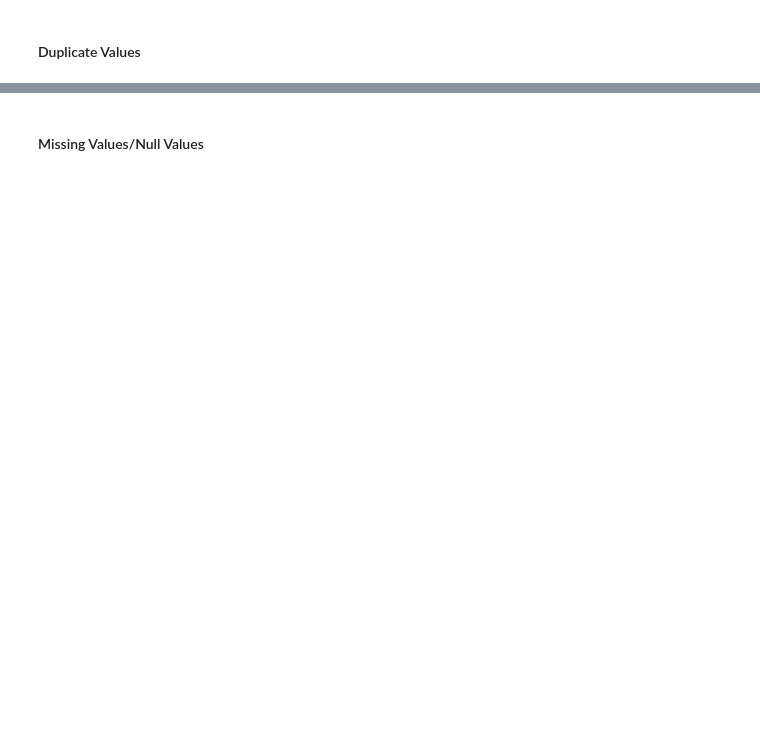
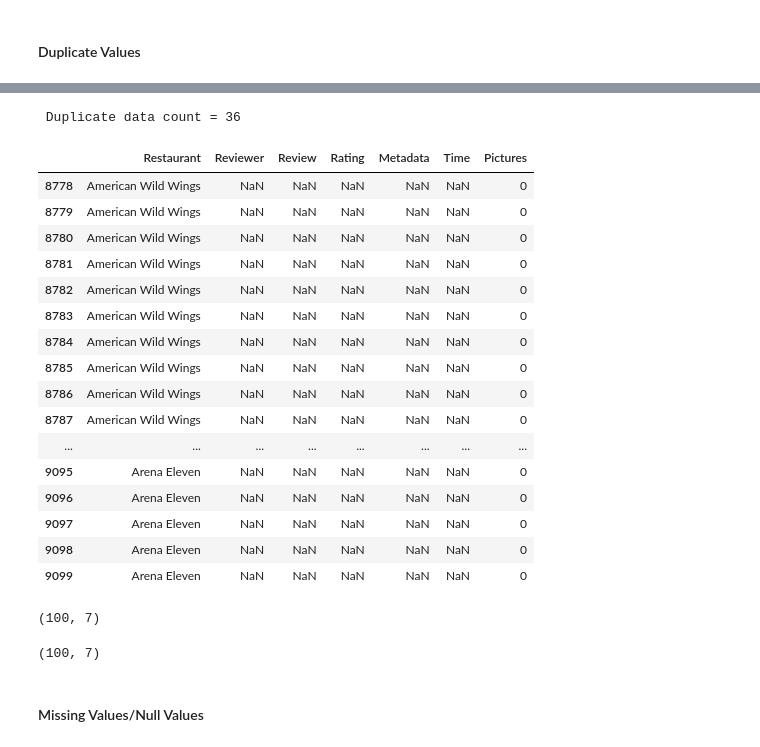
Before and after one commit to abhinav4201/UnSupervised-ML-Zomato-Restaurant-Clustering-and-Sentiment-Analysis, a Jupyter notebook: UnSupervised_ML_Zomato_Restaurant_Clustering_and_Sentiment_Analysis_capstone_project_4.ipynb, the cells around one changed output, grey strips where cells are left out. Drawn from its saved outputs; the diff is of its cells as text; code cells hidden in the pictures; blank space fills up the shorter version.

```diff
--- a/UnSupervised_ML_Zomato_Restaurant_Clustering_and_Sentiment_Analysis_capstone_project_4.ipynb
+++ b/UnSupervised_ML_Zomato_Restaurant_Clustering_and_Sentiment_Analysis_capstone_project_4.ipynb
@@ -112,3 +290,36 @@ M - Multivariate Analysis
+# %%
+#getting duplicate values
+print(f' Duplicate data count = {review_df[review_df.duplicated()].shape[0]}')
+review_df[review_df.duplicated()]
+# %% [output]
+ Duplicate data count = 36
+|  | Restaurant | Reviewer | Review | Rating | Metadata | Time | Pictures |
+| 8778 | American Wild Wings | NaN | NaN | NaN | NaN | NaN | 0 |
+| 8779 | American Wild Wings | NaN | NaN | NaN | NaN | NaN | 0 |
+| 8780 | American Wild Wings | NaN | NaN | NaN | NaN | NaN | 0 |
+| 8781 | American Wild Wings | NaN | NaN | NaN | NaN | NaN | 0 |
+| 8782 | American Wild Wings | NaN | NaN | NaN | NaN | NaN | 0 |
+| 8783 | American Wild Wings | NaN | NaN | NaN | NaN | NaN | 0 |
+| 8784 | American Wild Wings | NaN | NaN | NaN | NaN | NaN | 0 |
+| 8785 | American Wild Wings | NaN | NaN | NaN | NaN | NaN | 0 |
+| 8786 | American Wild Wings | NaN | NaN | NaN | NaN | NaN | 0 |
+| 8787 | American Wild Wings | NaN | NaN | NaN | NaN | NaN | 0 |
+| ... | ... | ... | ... | ... | ... | ... | ... |
+| 9095 | Arena Eleven | NaN | NaN | NaN | NaN | NaN | 0 |
+| 9096 | Arena Eleven | NaN | NaN | NaN | NaN | NaN | 0 |
+| 9097 | Arena Eleven | NaN | NaN | NaN | NaN | NaN | 0 |
+| 9098 | Arena Eleven | NaN | NaN | NaN | NaN | NaN | 0 |
+| 9099 | Arena Eleven | NaN | NaN | NaN | NaN | NaN | 0 |
+# %%
+#checking values for Anerican Wild Things
+review_df[(review_df['Restaurant'] == 'American Wild Wings')].shape
+# %% [output]
+(100, 7)
+# %%
+#checking values for Arena Eleven
+review_df[(review_df['Restaurant'] == 'Arena Eleven')].shape
+# %% [output]
+(100, 7)
 # %% [markdown]
 #### Missing Values/Null Values
 # %%
```
Also changed, not shown: parts of 34 cells of this notebook.
